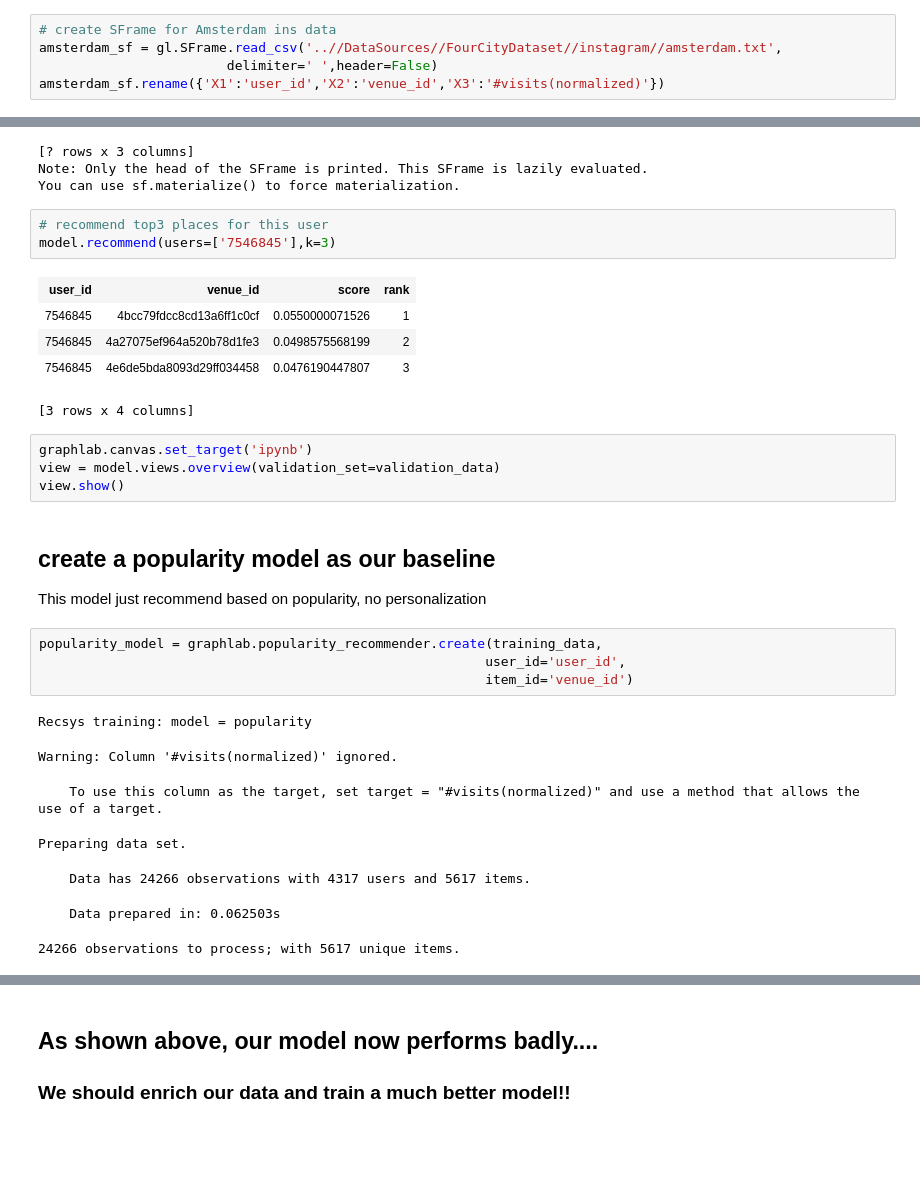
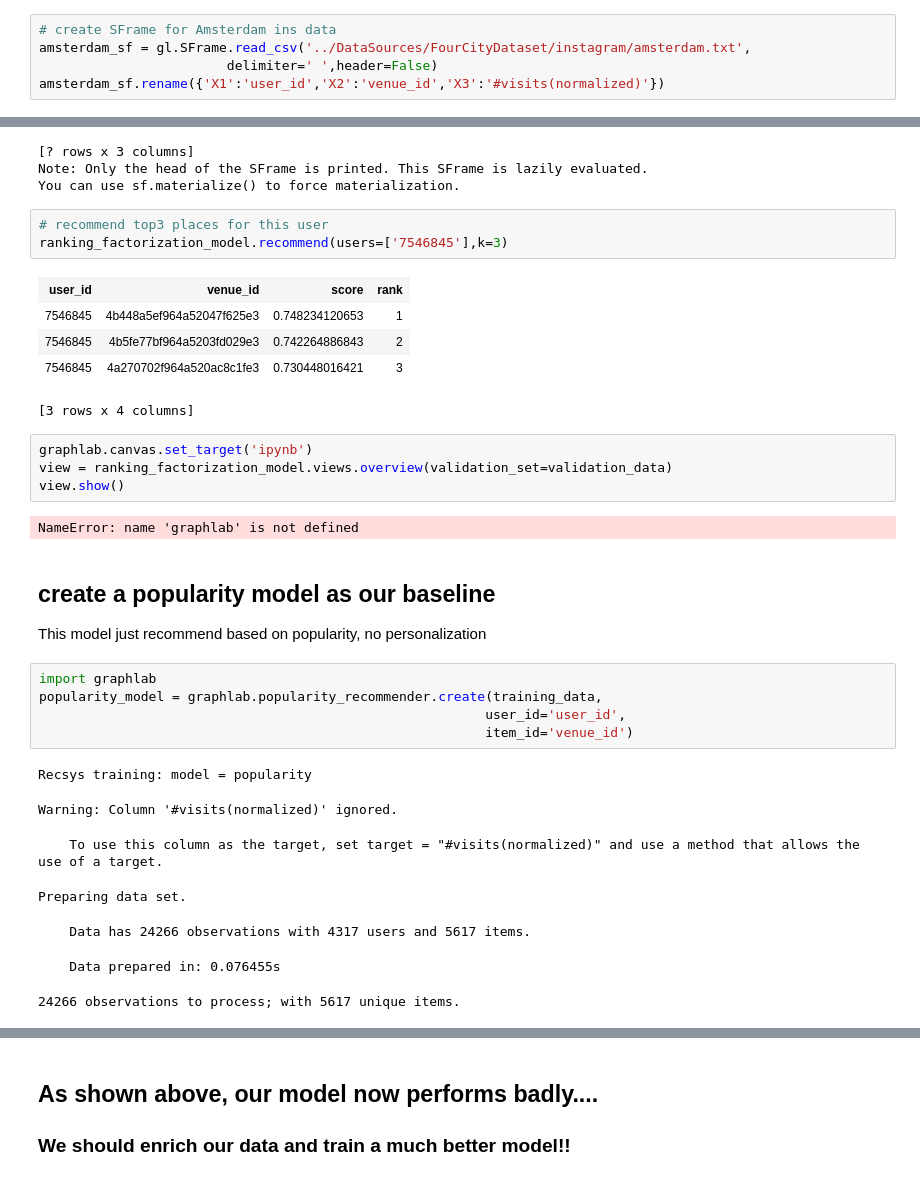
Before and after one commit to franklyd/IR_RecommendationHE, a Jupyter notebook: Recommender System/RecSys.ipynb, the cells around one changed output, grey strips where cells are left out. Cells and saved outputs as stored; diff of their text form; blank space fills up the shorter version.

Commit message:
Data foursquare

```diff
--- a/Recommender System/RecSys.ipynb
+++ b/Recommender System/RecSys.ipynb
@@ -12,7 +12,7 @@ import pandas as pd
 ## Input data : keep a dataframe containing user-item interactions
 # %%
 # create SFrame for Amsterdam ins data
-amsterdam_sf = gl.SFrame.read_csv('..//DataSources//FourCityDataset//instagram//amsterdam.txt',
+amsterdam_sf = gl.SFrame.read_csv('../DataSources/FourCityDataset/instagram/amsterdam.txt',
                         delimiter=' ',header=False)
 amsterdam_sf.rename({'X1':'user_id','X2':'venue_id','X3':'#visits(normalized)'})
 # %% [output]
@@ -98,21 +100,24 @@ Note: Only the head of the SFrame is printed. This SFrame is lazily evaluated.
 You can use sf.materialize() to force materialization.
 # %%
 # recommend top3 places for this user
-model.recommend(users=['7546845'],k=3)
+ranking_factorization_model.recommend(users=['7546845'],k=3)
 # %% [output]
 | user_id | venue_id | score | rank |
-| 7546845 | 4bcc79fdcc8cd13a6ff1c0cf | 0.0550000071526 | 1 |
-| 7546845 | 4a27075ef964a520b78d1fe3 | 0.0498575568199 | 2 |
-| 7546845 | 4e6de5bda8093d29ff034458 | 0.0476190447807 | 3 |
+| 7546845 | 4b448a5ef964a52047f625e3 | 0.748234120653 | 1 |
+| 7546845 | 4b5fe77bf964a5203fd029e3 | 0.742264886843 | 2 |
+| 7546845 | 4a270702f964a520ac8c1fe3 | 0.730448016421 | 3 |
 [3 rows x 4 columns]
 # %%
 graphlab.canvas.set_target('ipynb')
-view = model.views.overview(validation_set=validation_data)
+view = ranking_factorization_model.views.overview(validation_set=validation_data)
 view.show()
+# %% [output]
+NameError: name 'graphlab' is not defined
 # %% [markdown]
 ## create a popularity model as our baseline
 This model just recommend based on popularity, no personalization
 # %%
+import graphlab
 popularity_model = graphlab.popularity_recommender.create(training_data,
                                                          user_id='user_id',
                                                          item_id='venue_id')
@@ -122,6 +127,6 @@ Warning: Column '#visits(normalized)' ignored.
     To use this column as the target, set target = "#visits(normalized)" and use a method that allows the use of a target.
 Preparing data set.
     Data has 24266 observations with 4317 users and 5617 items.
-    Data prepared in: 0.062503s
+    Data prepared in: 0.076455s
 24266 observations to process; with 5617 unique items.
 # %%
```
Also changed, not shown: parts of 3 cells of this notebook, 4 other files.
